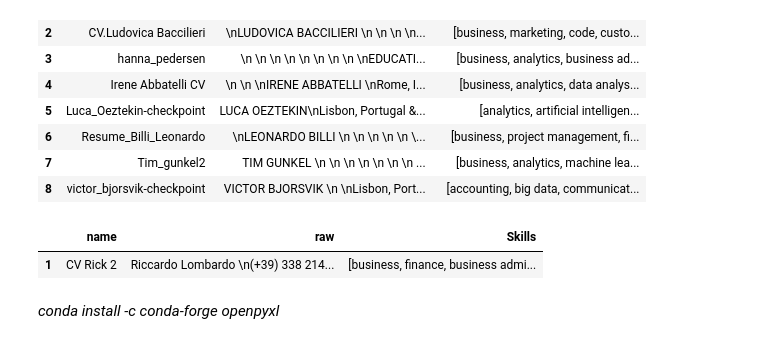
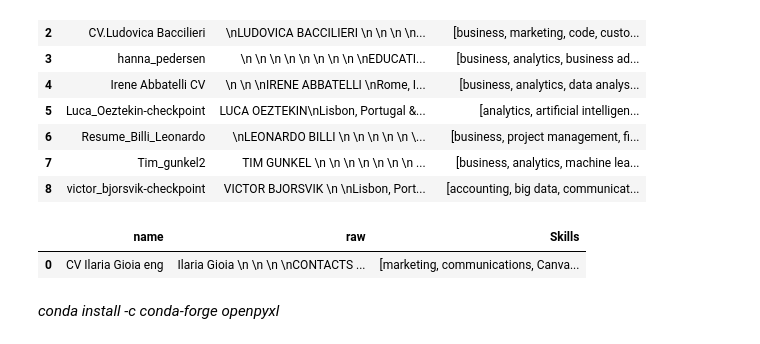
Before and after one commit to victorbjorsvik/workproject_matching_algo, a Jupyter notebook: similairty_calculation.ipynb, the cells around one changed output. Cells and saved outputs as stored; diff of their text form; code cells hidden in the pictures.

```diff
--- a/similairty_calculation.ipynb
+++ b/similairty_calculation.ipynb
@@ -25,7 +25,7 @@ import main
 # %%
-df_resumes = main.get_resumes('resumes')
+df_resumes = main_try.get_resumes('resumes')
 # %%
-df_resumes = main.resume_extraction(df_resumes)
+df_resumes = main_try.resume_extraction(df_resumes)
 df_resumes
 # %% [output]
 |  | name | raw | Skills |
@@ -39,11 +39,11 @@ df_resumes
 | 7 | Tim_gunkel2 | TIM GUNKEL \n \n \n \n \n \n \n ... | [business, analytics, machine lea... |
 | 8 | victor_bjorsvik-checkpoint | VICTOR BJORSVIK \n \nLisbon, Port... | [accounting, big data, communicat... |
 # %%
-df_resumes = df_resumes.iloc[[1]]
+df_resumes = df_resumes.iloc[[0]]
 df_resumes
 # %% [output]
 |  | name | raw | Skills |
-| 1 | CV Rick 2 | Riccardo Lombardo \n(+39) 338 214... | [business, finance, business admi... |
+| 0 | CV Ilaria Gioia eng | Ilaria Gioia \n \n \n \nCONTACTS ... | [marketing, communications, Canva... |
 # %% [markdown]
 *conda install -c conda-forge openpyxl*
 # %% [markdown]
```
Also changed, not shown: parts of 34 cells of this notebook, 3 other files.
